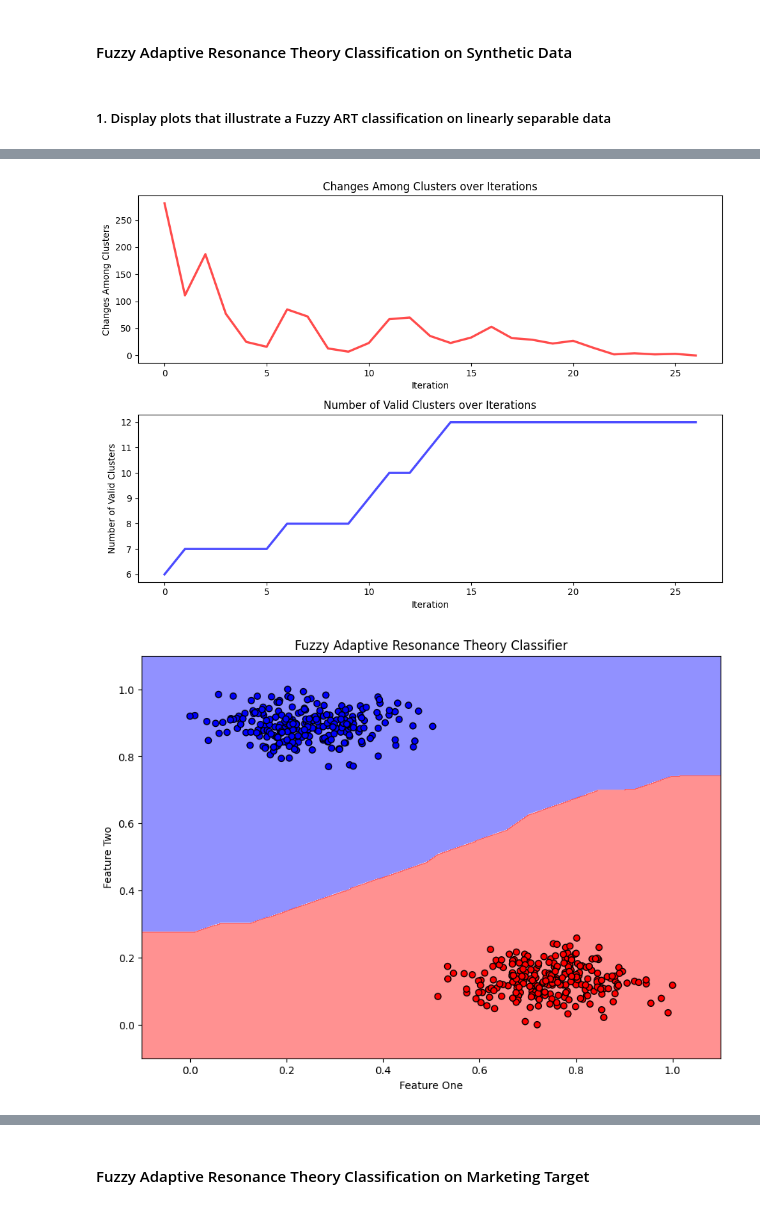
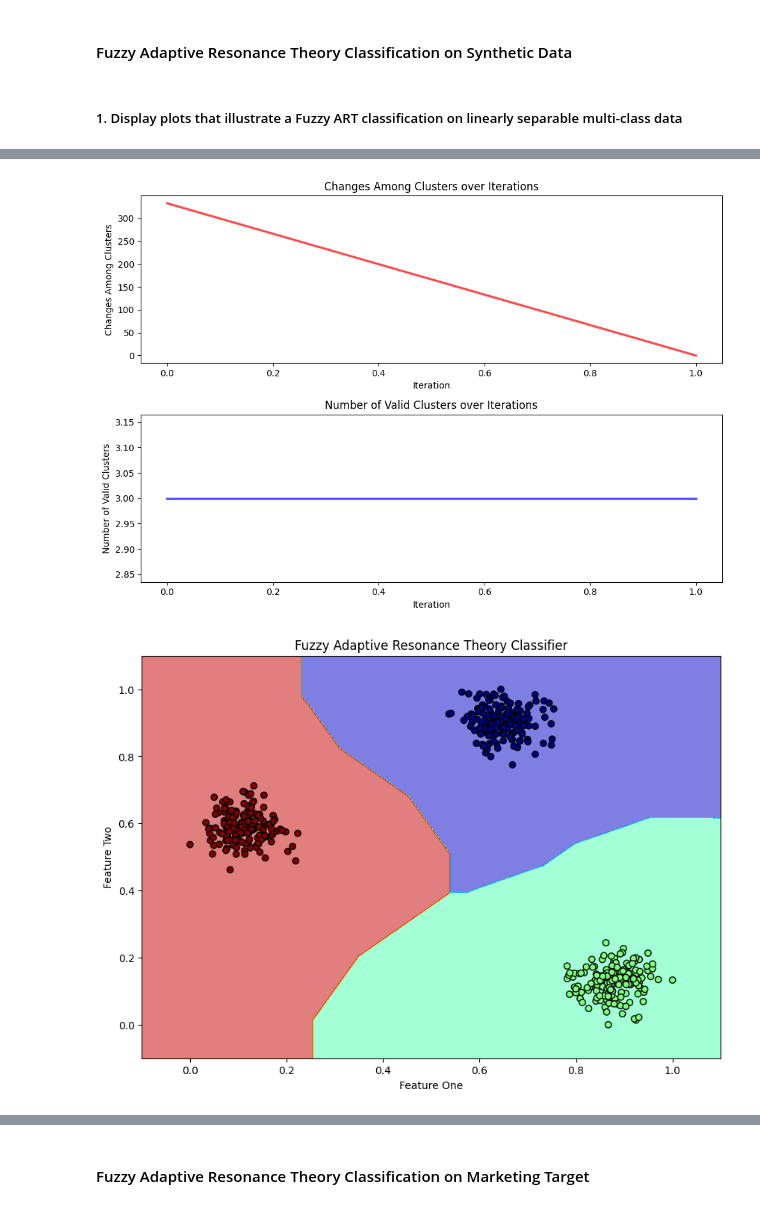
Before and after one commit to XingshengXu/Machine-Learning-Projects, a Jupyter notebook: Adaptive Resonance Theory/ART_demo.ipynb, the cells around one changed output, grey strips where cells are left out. Cells and saved outputs as stored; diff of their text form; code cells hidden in the pictures.

```diff
--- a/Adaptive Resonance Theory/ART_demo.ipynb
+++ b/Adaptive Resonance Theory/ART_demo.ipynb
@@ -5,9 +5,9 @@ import pandas as pd
 from sklearn.preprocessing import StandardScaler
 from ART import AdaptiveResonanceTheory, generate_test_data, complement_coding, create_contour_plot
 # %% [markdown]
-##### 1. Display plots that illustrate a Fuzzy ART classification on linearly separable data
+##### 1. Display plots that illustrate a Fuzzy ART classification on linearly separable multi-class data
 # %%
-X, y = generate_test_data(n_samples=500, n_features=2, std=0.2)
+X, y = generate_test_data(n_samples=500, n_features=2, std=0.2, centers=3)
 art = AdaptiveResonanceTheory(
     learning_rate=0.1,
     alpha=0.5,
@@ -43,3 +37,3 @@ weighted avg       1.00      1.00      1.00       500
-[figure, old version]
+[figure, new version]
-[figure, old version]
+[figure, new version]
 # %% [markdown]
```
Also changed, not shown: parts of 4 cells of this notebook, 1 other file.
